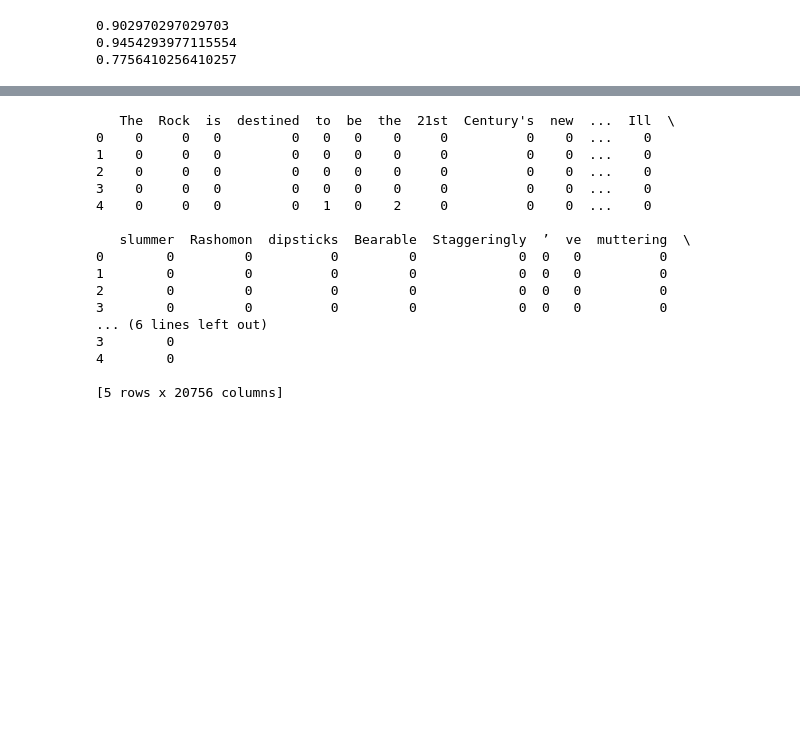
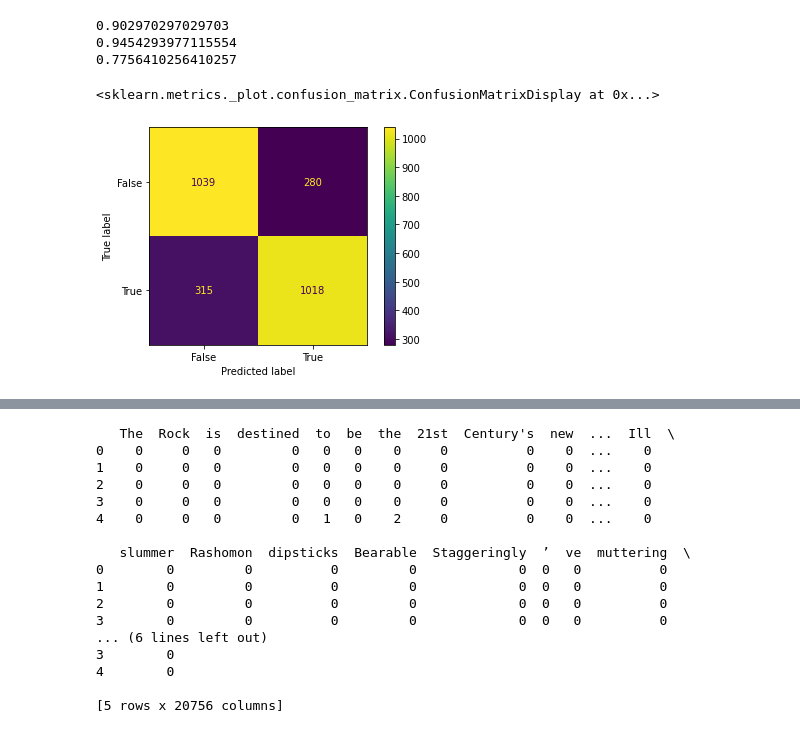
Before and after one commit to SGrannemann/Courses-Books, a Jupyter notebook: ch02-3-sentiment-NB_TrainTestSplit.ipynb, the cells around one changed output, grey strips where cells are left out. Drawn from its saved outputs; the diff is of its cells as text; code cells hidden in the pictures; blank space fills up the shorter version.

Commit message:
Added confusion matrix for the evaluation of the sentiment classifier for movies.

```diff
--- a/ch02-3-sentiment-NB_TrainTestSplit.ipynb
+++ b/ch02-3-sentiment-NB_TrainTestSplit.ipynb
@@ -110,7 +110,12 @@ print((val_predictions == (val_y > 0)).sum() / len(val_predictions))
 # %%
 # that means we get roughly 78 % of the labels correct in the validation data set
 # instead of 90 % in the case of the complete dataset or 95 % on the training set.
 # next we should have a look at a confusion matrix.
+
+plot_confusion_matrix(nb, val_x, val_y > 0)
+# %% [output]
+<sklearn.metrics._plot.confusion_matrix.ConfusionMatrixDisplay at 0x...>
+[figure, added]
 # %%
 # lets see how our model performs on a different dataset
 products = pd.read_csv('amazonReviewSnippets_GroundTruth.txt', sep='\t', index_col=0, names=['sentiment', 'text'] )
```
Also changed, not shown: parts of 3 cells of this notebook.
